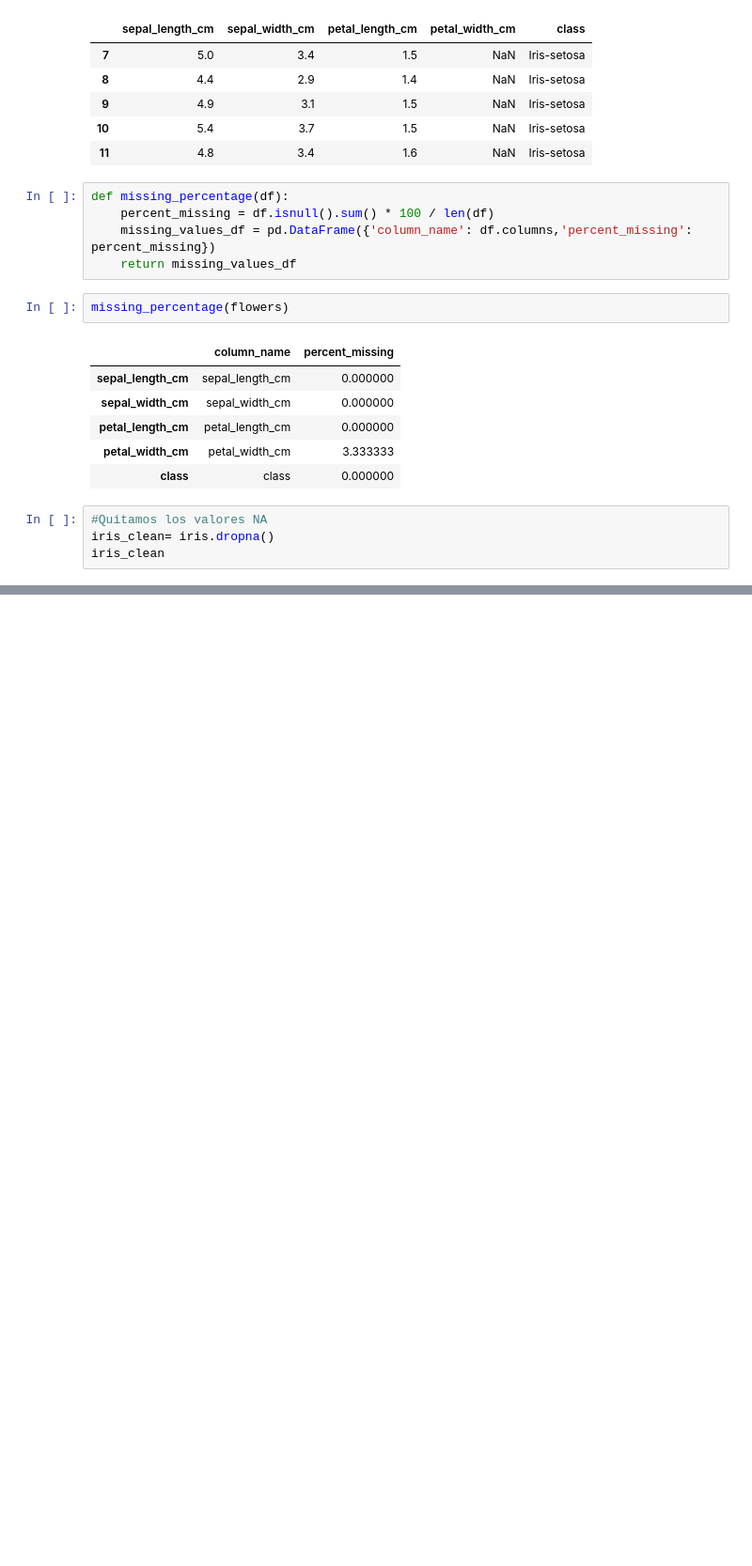
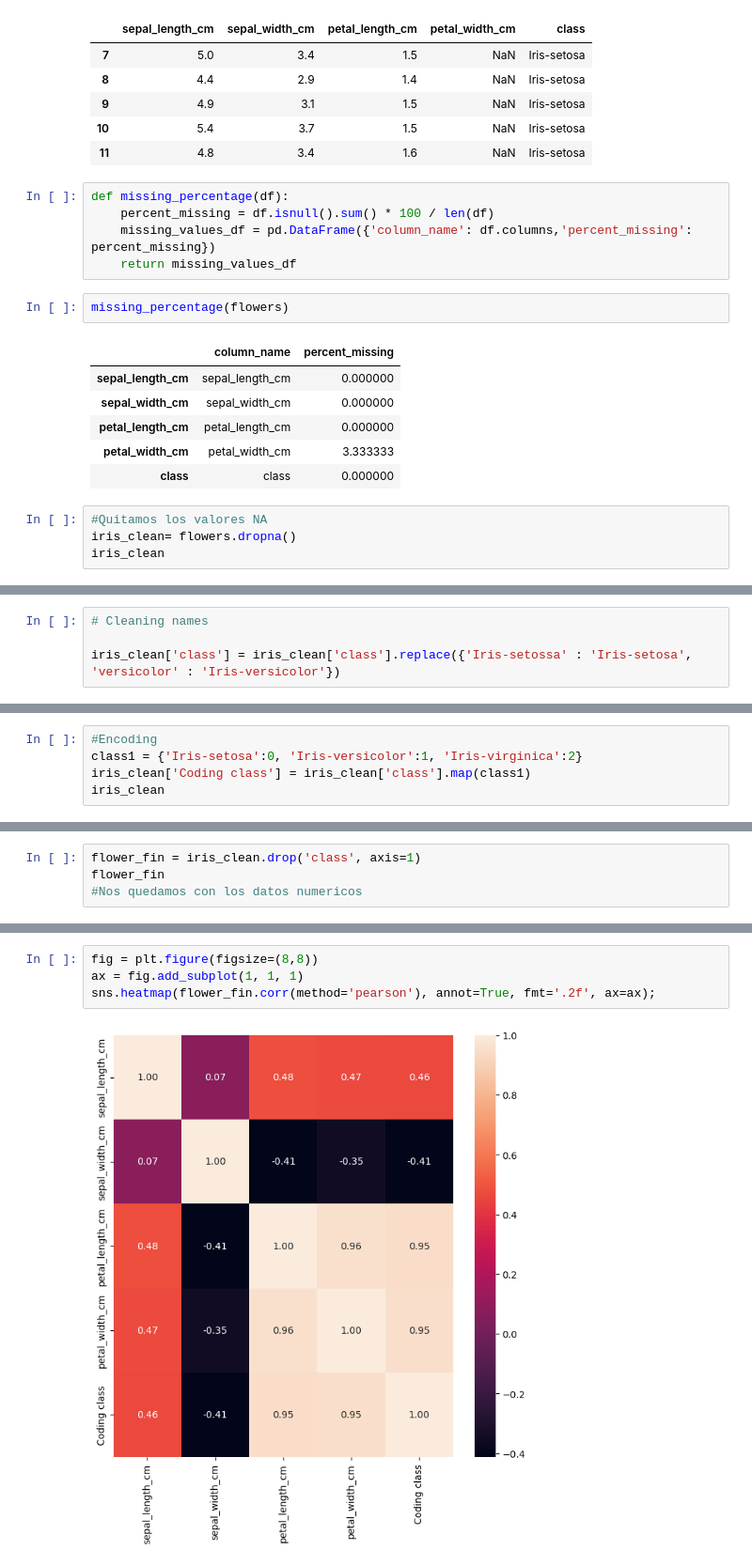
Before and after one commit to Fvperez1/dataptmad0522_labs, a Jupyter notebook: module-3/data-cleaning-challenge/data-cleaning-challenge.ipynb, the cells around one changed output, grey strips where cells are left out. Shown at 94% size. Drawn from its saved outputs; the diff is of its cells as text; blank space fills up the shorter version.

```diff
--- a/module-3/data-cleaning-challenge/data-cleaning-challenge.ipynb
+++ b/module-3/data-cleaning-challenge/data-cleaning-challenge.ipynb
@@ -103,6 +103,6 @@ missing_percentage(flowers)
 | class | class | 0.000000 |
 # %%
 #Quitamos los valores NA
-iris_clean= iris.dropna()
+iris_clean= flowers.dropna()
 iris_clean
 # %% [output]
@@ -125,0 +127,4 @@ KeyError: 'class'
+# %%
+# Cleaning names
+
+iris_clean['class'] = iris_clean['class'].replace({'Iris-setossa' : 'Iris-setosa', 'versicolor' : 'Iris-versicolor'})
@@ -125,0 +141,5 @@ KeyError: 'class'
+# %%
+#Encoding
+class1 = {'Iris-setosa':0, 'Iris-versicolor':1, 'Iris-virginica':2}
+iris_clean['Coding class'] = iris_clean['class'].map(class1)
+iris_clean
@@ -125,0 +165,4 @@ KeyError: 'class'
+# %%
+flower_fin = iris_clean.drop('class', axis=1)
+flower_fin
+#Nos quedamos con los datos numericos
@@ -125,0 +228,6 @@ KeyError: 'class'
+# %%
+fig = plt.figure(figsize=(8,8))
+ax = fig.add_subplot(1, 1, 1)
+sns.heatmap(flower_fin.corr(method='pearson'), annot=True, fmt='.2f', ax=ax);
+# %% [output]
+[figure, added]
```
Also changed, not shown: parts of 11 cells of this notebook.
